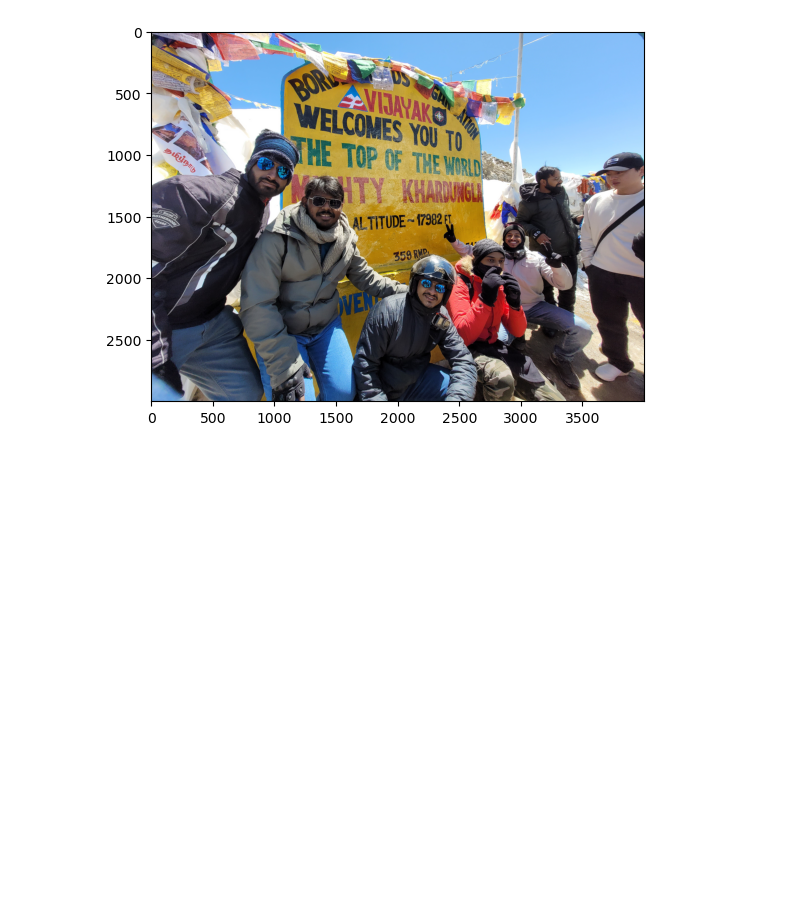
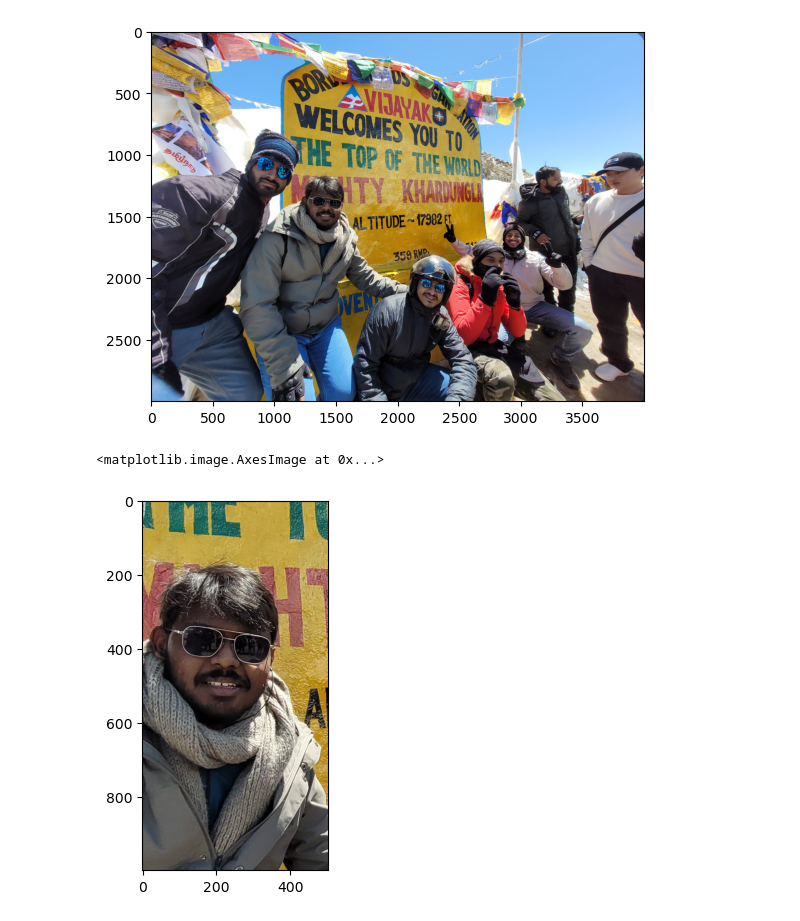
Before and after one commit to Rpavanmurthy/Data-Science, a Jupyter notebook: health.ipynb, the cells around one changed output. Drawn from its saved outputs; the diff is of its cells as text; code cells hidden in the pictures; blank space fills up the shorter version.

```diff
--- a/health.ipynb
+++ b/health.ipynb
@@ -465,3 +465,8 @@ plt.imshow(group)
 # %% [output]
 <matplotlib.image.AxesImage at 0x...>
 [figure]
+# %%
+plt.imshow(group[1000:2000,1199:1700])
+# %% [output]
+<matplotlib.image.AxesImage at 0x...>
+[figure, added]
```
Also changed, not shown: parts of 6 cells of this notebook.
